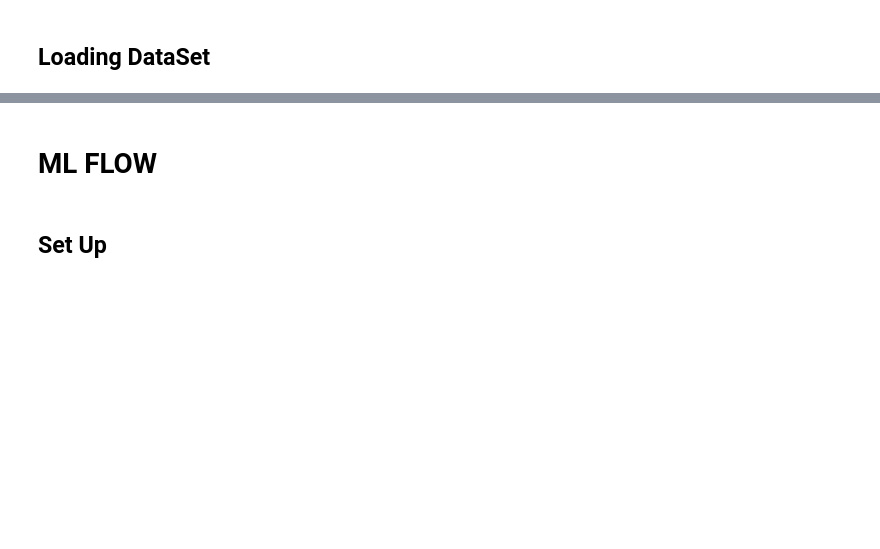
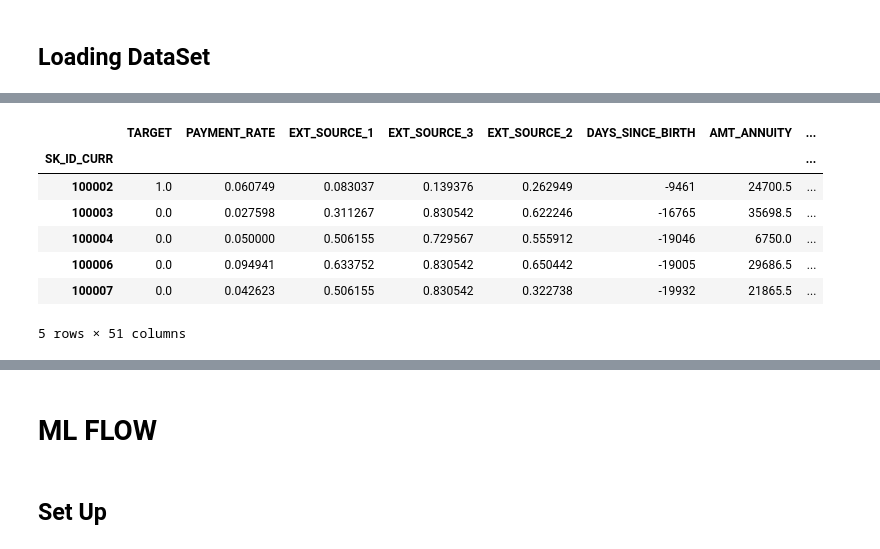
Before and after one commit to Rapture244/OC-Projet-7-, a Jupyter notebook: notebooks/02. Modelisation.ipynb, the cells around one changed output, grey strips where cells are left out. Drawn from its saved outputs; the diff is of its cells as text; code cells hidden in the pictures; blank space fills up the shorter version.

```diff
--- a/notebooks/02. Modelisation.ipynb
+++ b/notebooks/02. Modelisation.ipynb
@@ -107,4 +110,13 @@ df.info()
 # %%
-df
+df.head()
+# %% [output]
+|  | TARGET | PAYMENT_RATE | EXT_SOURCE_1 | EXT_SOURCE_3 | EXT_SOURCE_2 | DAYS_SINCE_BIRTH | AMT_ANNUITY | ... |
+| SK_ID_CURR |  |  |  |  |  |  |  | ... |
+| 100002 | 1.0 | 0.060749 | 0.083037 | 0.139376 | 0.262949 | -9461 | 24700.5 | ... |
+| 100003 | 0.0 | 0.027598 | 0.311267 | 0.830542 | 0.622246 | -16765 | 35698.5 | ... |
+| 100004 | 0.0 | 0.050000 | 0.506155 | 0.729567 | 0.555912 | -19046 | 6750.0 | ... |
+| 100006 | 0.0 | 0.094941 | 0.633752 | 0.830542 | 0.650442 | -19005 | 29686.5 | ... |
+| 100007 | 0.0 | 0.042623 | 0.506155 | 0.830542 | 0.322738 | -19932 | 21865.5 | ... |
+5 rows × 51 columns
 # %%
 plot_target_distribution(df)
```
Also changed, not shown: parts of 48 cells of this notebook, 32 other files.
